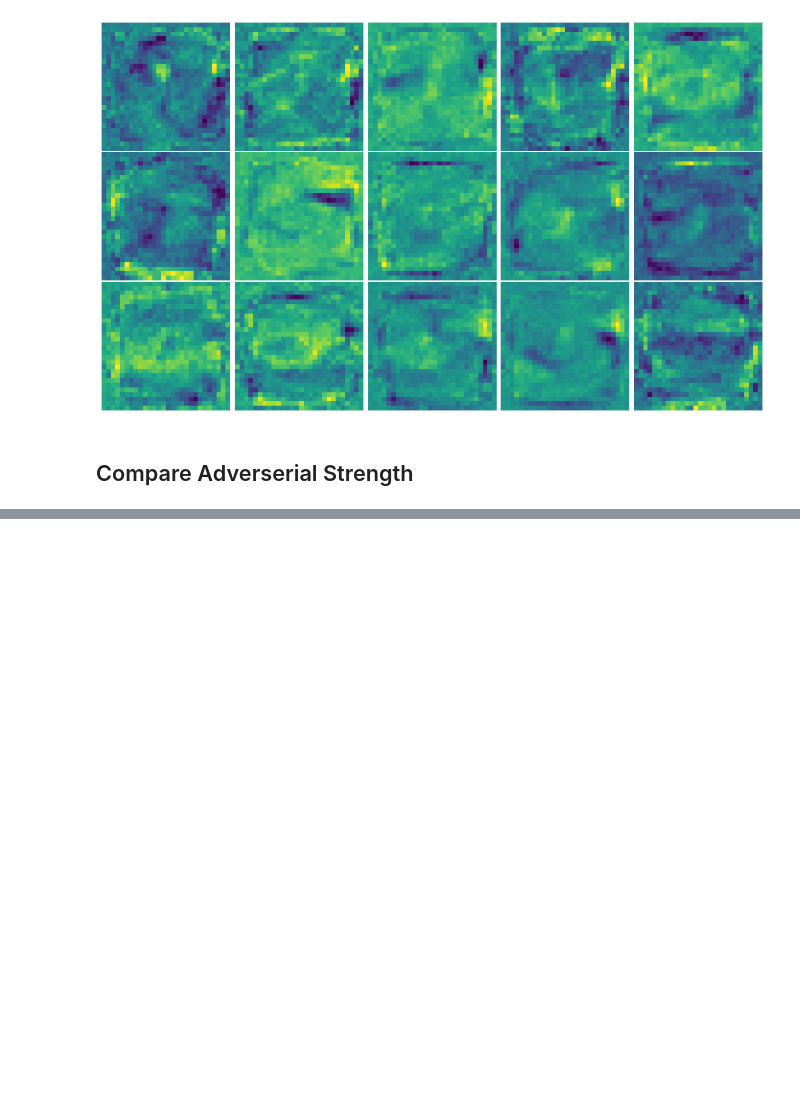
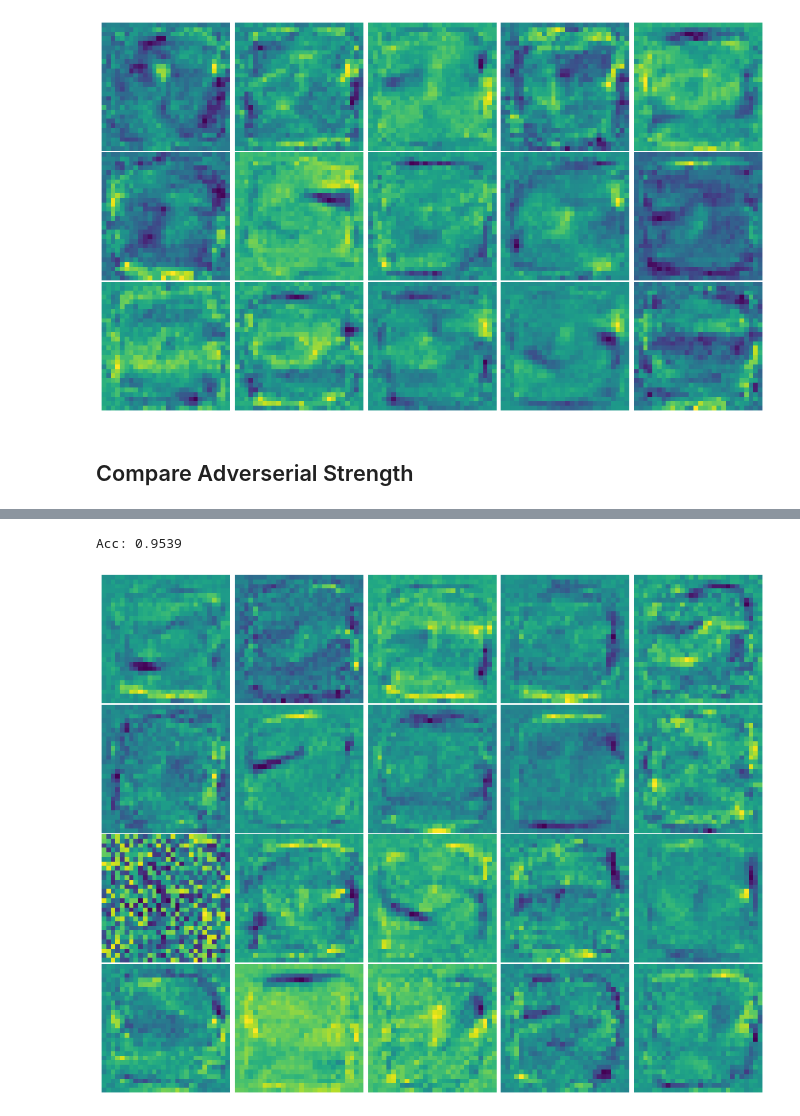
Before and after one commit to zombie-einstein/adverse_subnets, a Jupyter notebook: Design.ipynb, the cells around one changed output, grey strips where cells are left out. Saved outputs shown, nothing was run; the diff lists cells and outputs as text; code cells hidden in the pictures; blank space fills up the shorter version.

```diff
--- a/Design.ipynb
+++ b/Design.ipynb
@@ -167,0 +168,5 @@ Acc: 0.9522
+# %%
+full_test(2.0, epochs=25)
+# %% [output]
+Acc: 0.9539
+[figure, added]
```
Also changed, not shown: parts of 8 cells of this notebook.
